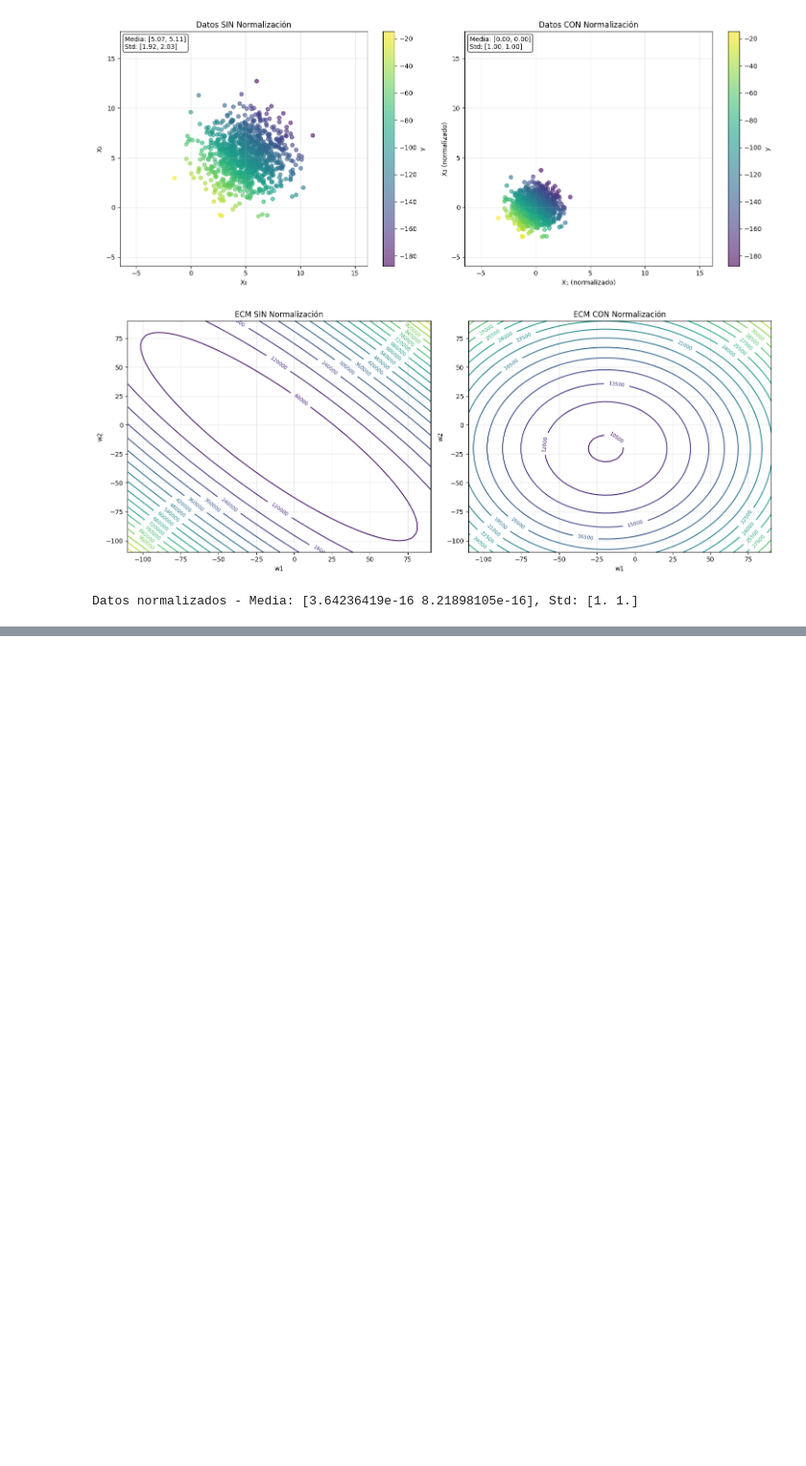
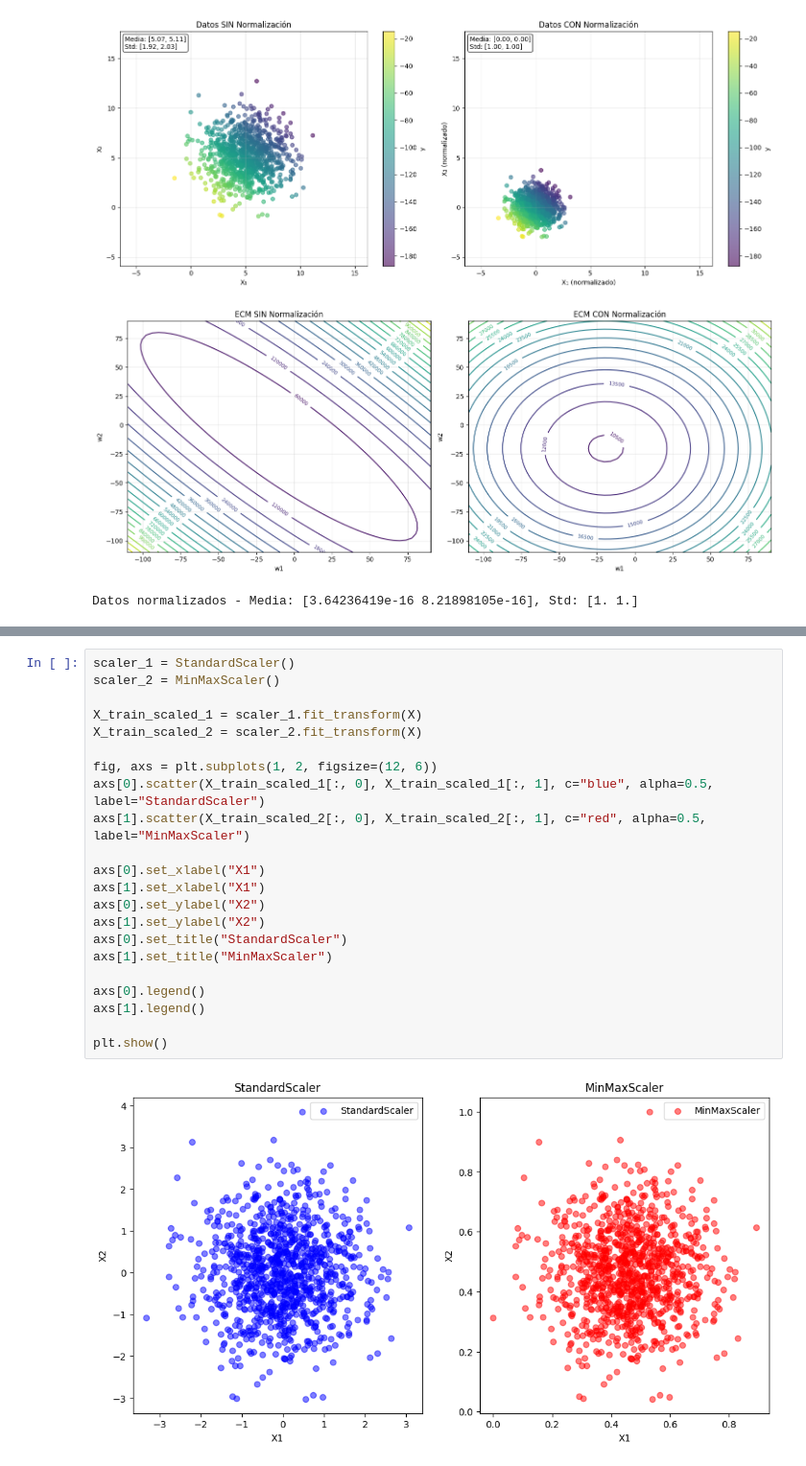
Before and after one commit to Alex-f98/MachineLearning, a Jupyter notebook: notebooks/normalization_experiments.ipynb, the cells around one changed output, grey strips where cells are left out. Shown at 96% size. Drawn from its saved outputs; the diff is of its cells as text; blank space fills up the shorter version.

Commit message:
Agrego ejemplo scaler en objetos course

```diff
--- a/notebooks/normalization_experiments.ipynb
+++ b/notebooks/normalization_experiments.ipynb
@@ -216,0 +286,24 @@ Datos normalizados - Media: [3.64236419e-16 8.21898105e-16], Std: [1. 1.]
+# %%
+scaler_1 = StandardScaler()
+scaler_2 = MinMaxScaler()
+
+X_train_scaled_1 = scaler_1.fit_transform(X)
+X_train_scaled_2 = scaler_2.fit_transform(X)
+
+fig, axs = plt.subplots(1, 2, figsize=(12, 6))
+axs[0].scatter(X_train_scaled_1[:, 0], X_train_scaled_1[:, 1], c="blue", alpha=0.5, label="StandardScaler")
+axs[1].scatter(X_train_scaled_2[:, 0], X_train_scaled_2[:, 1], c="red", alpha=0.5, label="MinMaxScaler")
+
+axs[0].set_xlabel("X1")
+axs[1].set_xlabel("X1")
+axs[0].set_ylabel("X2")
+axs[1].set_ylabel("X2")
+axs[0].set_title("StandardScaler")
+axs[1].set_title("MinMaxScaler")
+
+axs[0].legend()
+axs[1].legend()
+
+plt.show()
+# %% [output]
+[figure, added]
```
Also changed, not shown: parts of 3 cells of this notebook, 1 other file.
